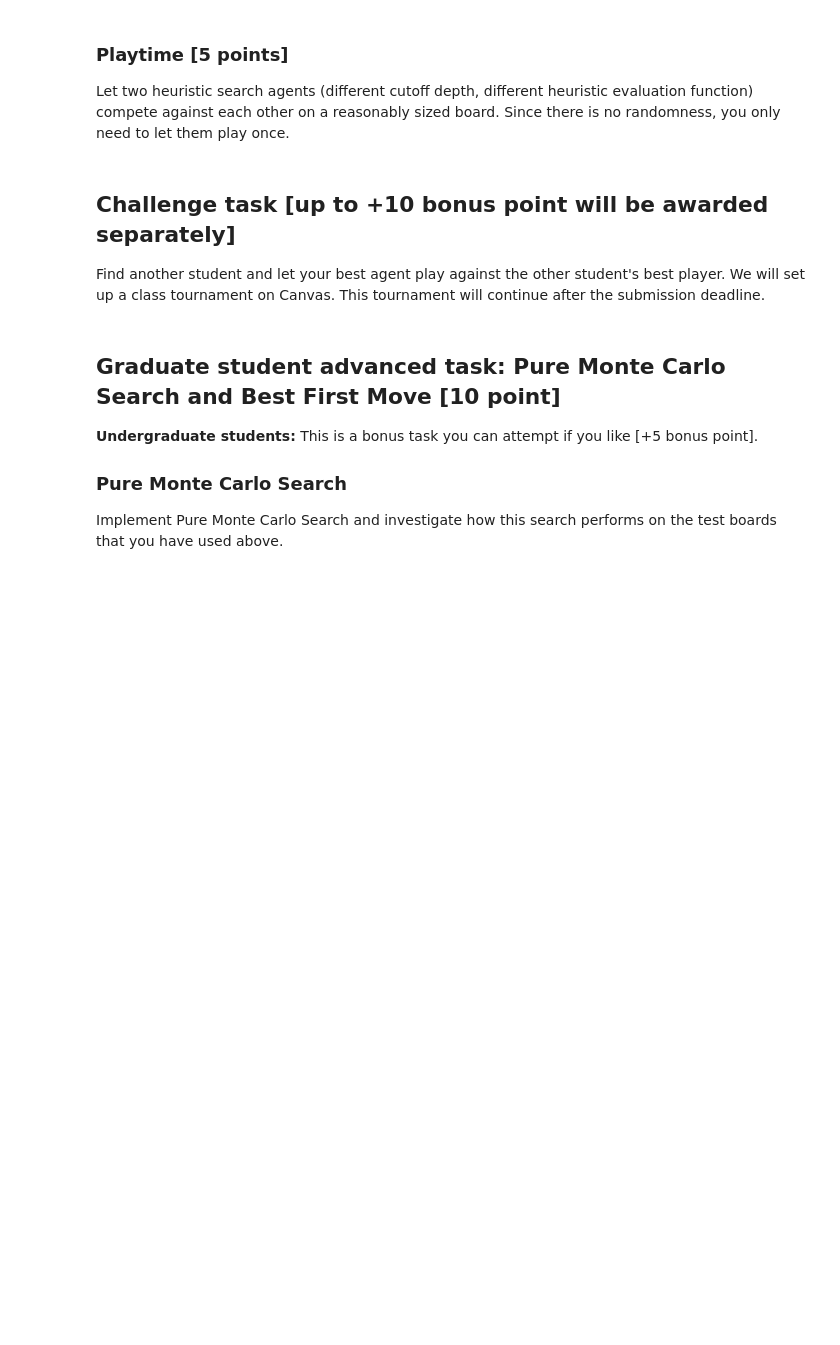
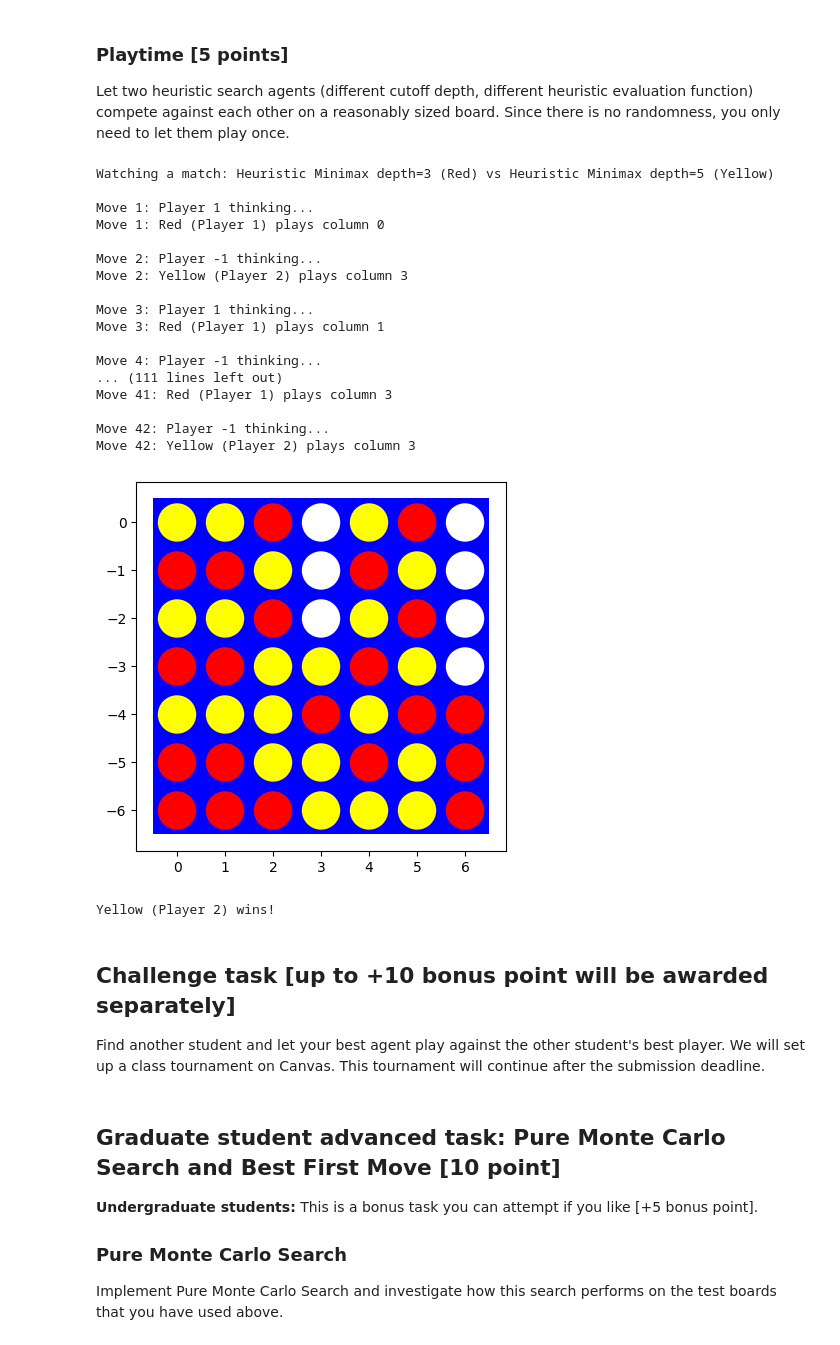
Before and after one commit to alonsogrj/Connect4_AI, a Jupyter notebook: assignment_connect4.ipynb, the cells around one changed output. Saved outputs shown, nothing was run; the diff lists cells and outputs as text; code cells hidden in the pictures; blank space fills up the shorter version.

```diff
--- a/assignment_connect4.ipynb
+++ b/assignment_connect4.ipynb
@@ -193,3 +1760,31 @@ Let two heuristic search agents (different cutoff depth, different heuristic eva
+# %%
+# Create two heuristic minimax players with different depths
+heuristic_player_depth3 = HeuristicMinimaxPlayer(max_depth=3)
+heuristic_player_depth5 = HeuristicMinimaxPlayer(max_depth=5)
+
+# Watch a match between them on a 5x5 board
+print("\nWatching a match: Heuristic Minimax depth=3 (Red) vs Heuristic Minimax depth=5 (Yellow)")
+watch_match(heuristic_player_depth3, heuristic_player_depth5, board_shape=(7, 7), delay=0.5)
+# %% [output]
+Watching a match: Heuristic Minimax depth=3 (Red) vs Heuristic Minimax depth=5 (Yellow)
+
+Move 1: Player 1 thinking...
+Move 1: Red (Player 1) plays column 0
+
+Move 2: Player -1 thinking...
+Move 2: Yellow (Player 2) plays column 3
+
+Move 3: Player 1 thinking...
+Move 3: Red (Player 1) plays column 1
+
+Move 4: Player -1 thinking...
+... (111 lines left out)
+Move 41: Red (Player 1) plays column 3
+
+Move 42: Player -1 thinking...
+Move 42: Yellow (Player 2) plays column 3
+[figure, added]
+Yellow (Player 2) wins!
 # %% [markdown]
 ## Challenge task [up to +10 bonus point will be awarded separately]
 
```
Also changed, not shown: parts of 41 cells of this notebook.
